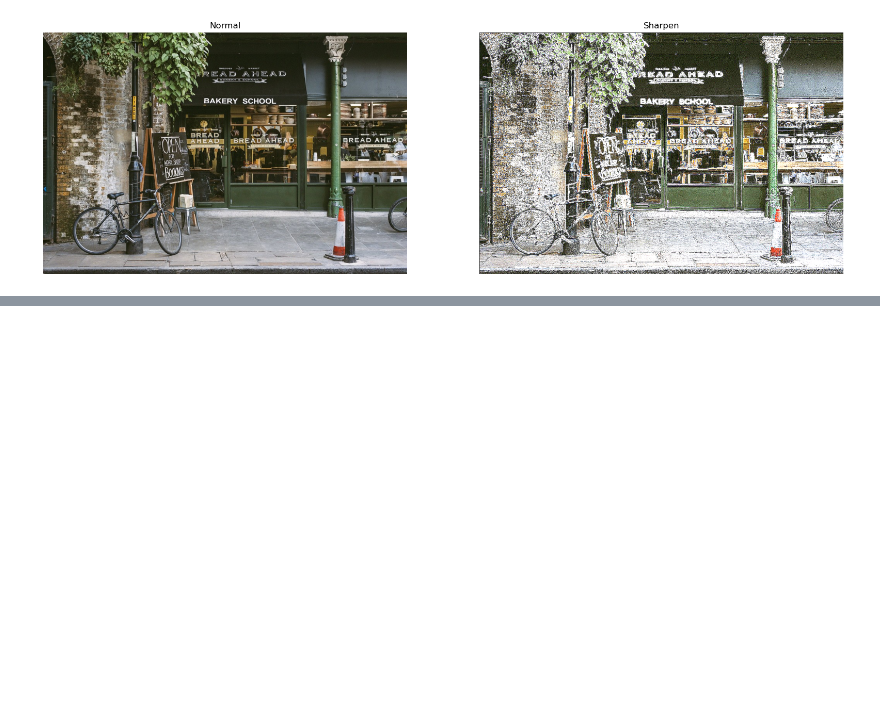
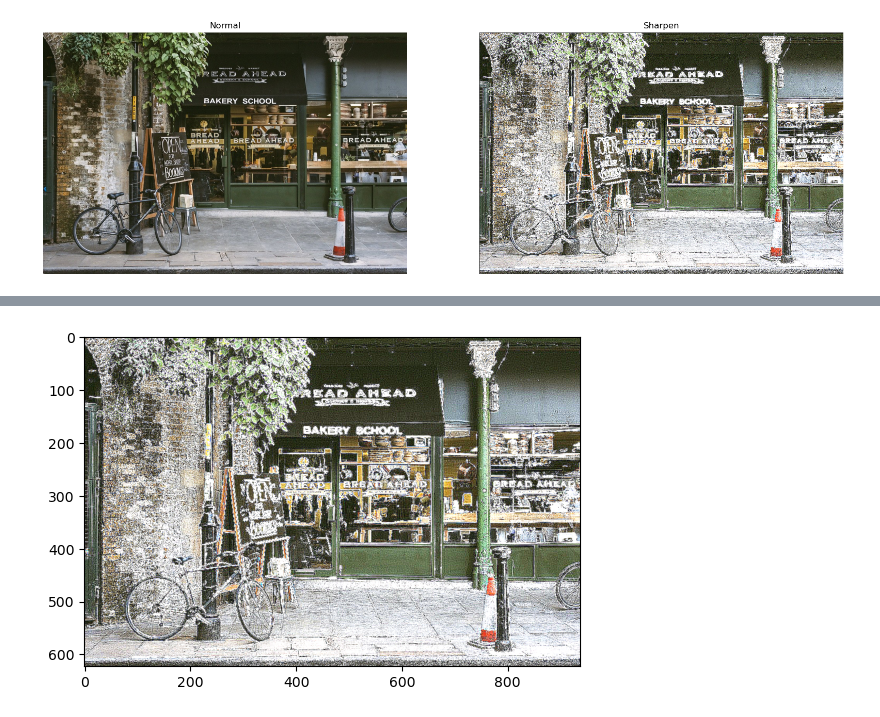
Before and after one commit to CarlosAlvarado-git/ComputerVision, a Jupyter notebook: laboratorio2/pruebas.ipynb, the cells around one changed output, grey strips where cells are left out. Saved outputs shown, nothing was run; the diff lists cells and outputs as text; code cells hidden in the pictures; blank space fills up the shorter version.

```diff
--- a/laboratorio2/pruebas.ipynb
+++ b/laboratorio2/pruebas.ipynb
@@ -101,6 +101,7 @@ cpdef unsigned char[:, :,:] sharpen_cython(unsigned char[:, :,:] img, double[:,
                 if (t > 255):
                     t = 255
                 new_img[i,j,z] = t
-    return new_img.astype(np.uint8)
+    # return new_img.astype(np.uint8)
+    return np.array(new_img, np.uint8)
 # %% [output]
 Content of stderr:
@@ -173,0 +184,30 @@ cvlib.imgcmp(img, img_sharpen, ["Normal", "Sharpen"])
+# %%
+# event listener
+def press(event):
+    global i
+    if event.key == '1':
+        print('Appending frame')
+        keeped_frames.append(img_sharpen)
+    i += 1
+    imgplot.set_data(img_sharpen)
+    fig.canvas.draw()
+# %%
+keeped_frames = []
+i = 0
+
+# event listener
+def press(event):
+    global i
+    if event.key == '1':
+        print('Appending frame')
+        keeped_frames.append(img_sharpen)
+    i += 1
+    imgplot.set_data(img_sharpen)
+    fig.canvas.draw()
+img_sharpen = sharpen_cython(img=img.copy(), kernel=kernel)
+fig, ax = plt.subplots()
+fig.canvas.mpl_connect('key_press_event', press)
+imgplot = ax.imshow(img_sharpen)
+plt.show()
+# %% [output]
+[figure, added]
```
Also changed, not shown: parts of 4 cells of this notebook, 13 other files.
